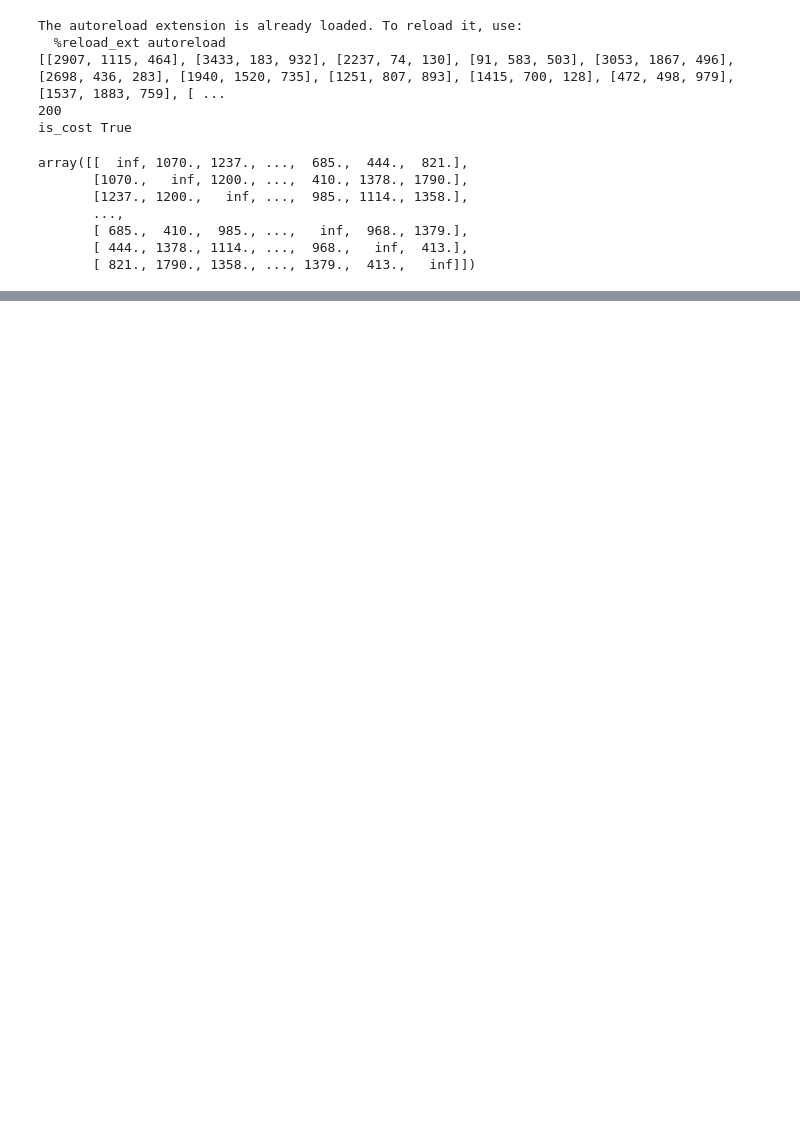
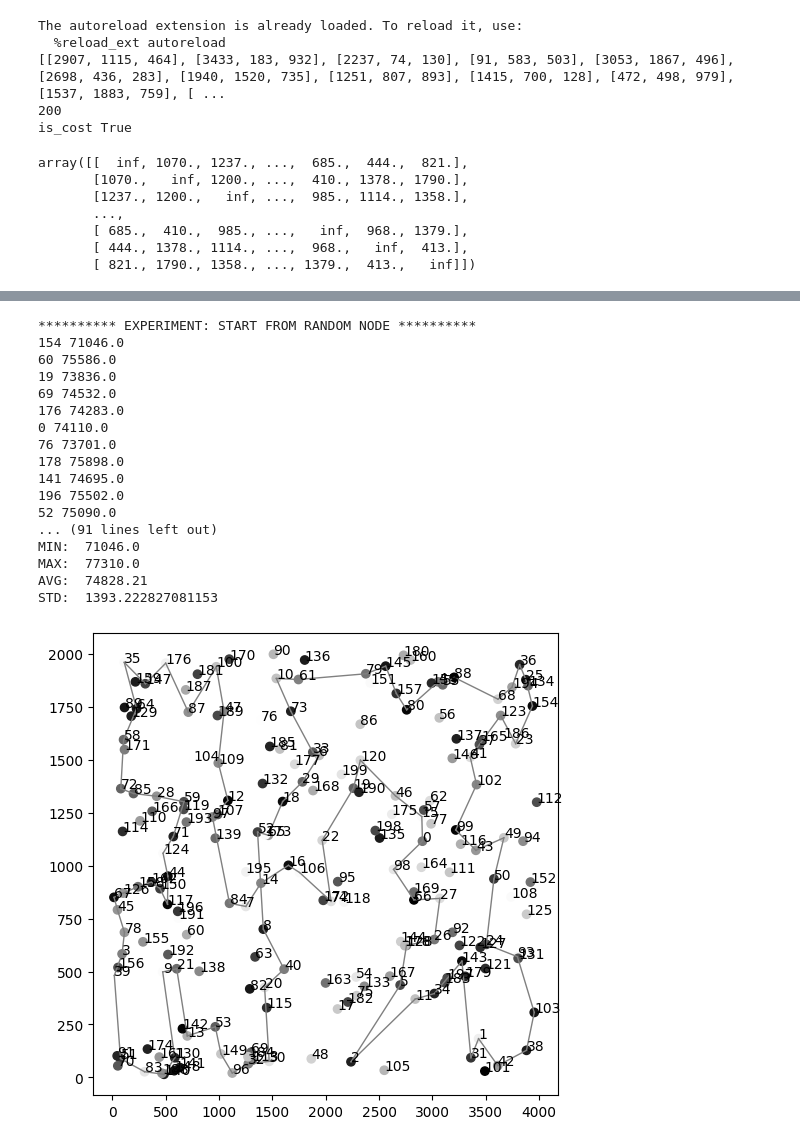
Before and after one commit to Zinath09/EvolutionaryComputation, a Jupyter notebook: tsp_2.ipynb, the cells around one changed output, grey strips where cells are left out. Drawn from its saved outputs; the diff is of its cells as text; code cells hidden in the pictures; blank space fills up the shorter version.

Commit message:
Add experiments

```diff
--- a/tsp_2.ipynb
+++ b/tsp_2.ipynb
@@ -44,3 +65,32 @@ array([[  inf, 1070., 1237., ...,  685.,  444.,  821.],
+# %%
+# FOR RANDOM 100
+print("*"*10,"EXPERIMENT: START FROM RANDOM NODE", "*"*10)
+
+random_list = [random.randint(0,NR_NODES-1) for i in range(100)]
+
+res_random, best_tour_random,index_random =  repeat(two_regret_greedy_cycle, random_list , matrix, cost_list, NR_NODES, HALF_NODES)
+print("\nFOR Random")
+present_statistic(res_random)
+plotMap(data, best_tour_random)
+# %% [output]
+********** EXPERIMENT: START FROM RANDOM NODE **********
+154 71046.0
+60 75586.0
+19 73836.0
+69 74532.0
+176 74283.0
+0 74110.0
+76 73701.0
+178 75898.0
+141 74695.0
+196 75502.0
+52 75090.0
+... (91 lines left out)
+MIN:  71046.0
+MAX:  77310.0
+AVG:  74828.21
+STD:  1393.222827081153
+[figure, added]
 # %%
 # START FROM EVERY NODE
 print("*"*10,"EXPERIMENT: CONSECUTIVE START FROM EVERY NODE", "*"*10)
```
Also changed, not shown: parts of 3 cells of this notebook, 1 other file.
